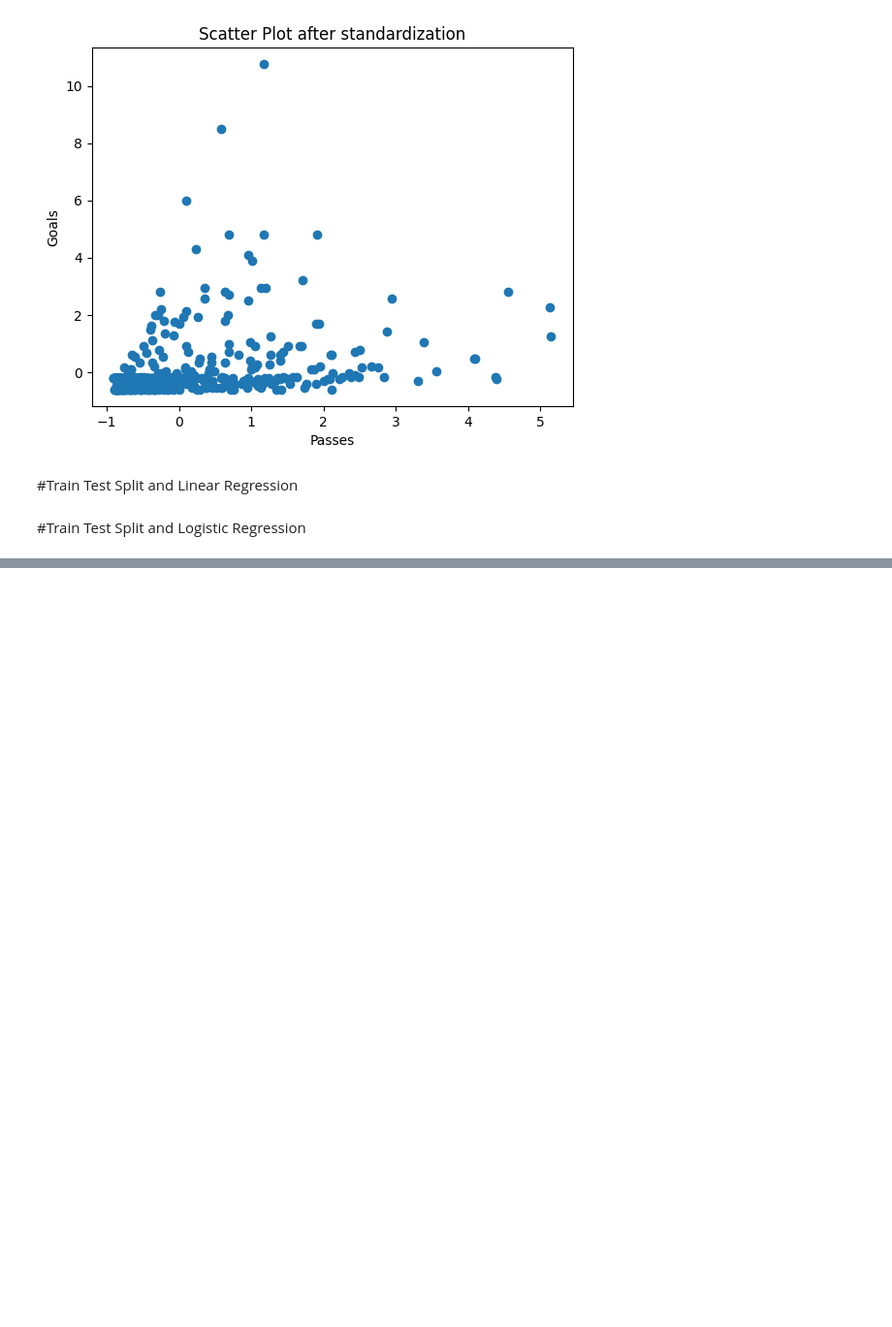
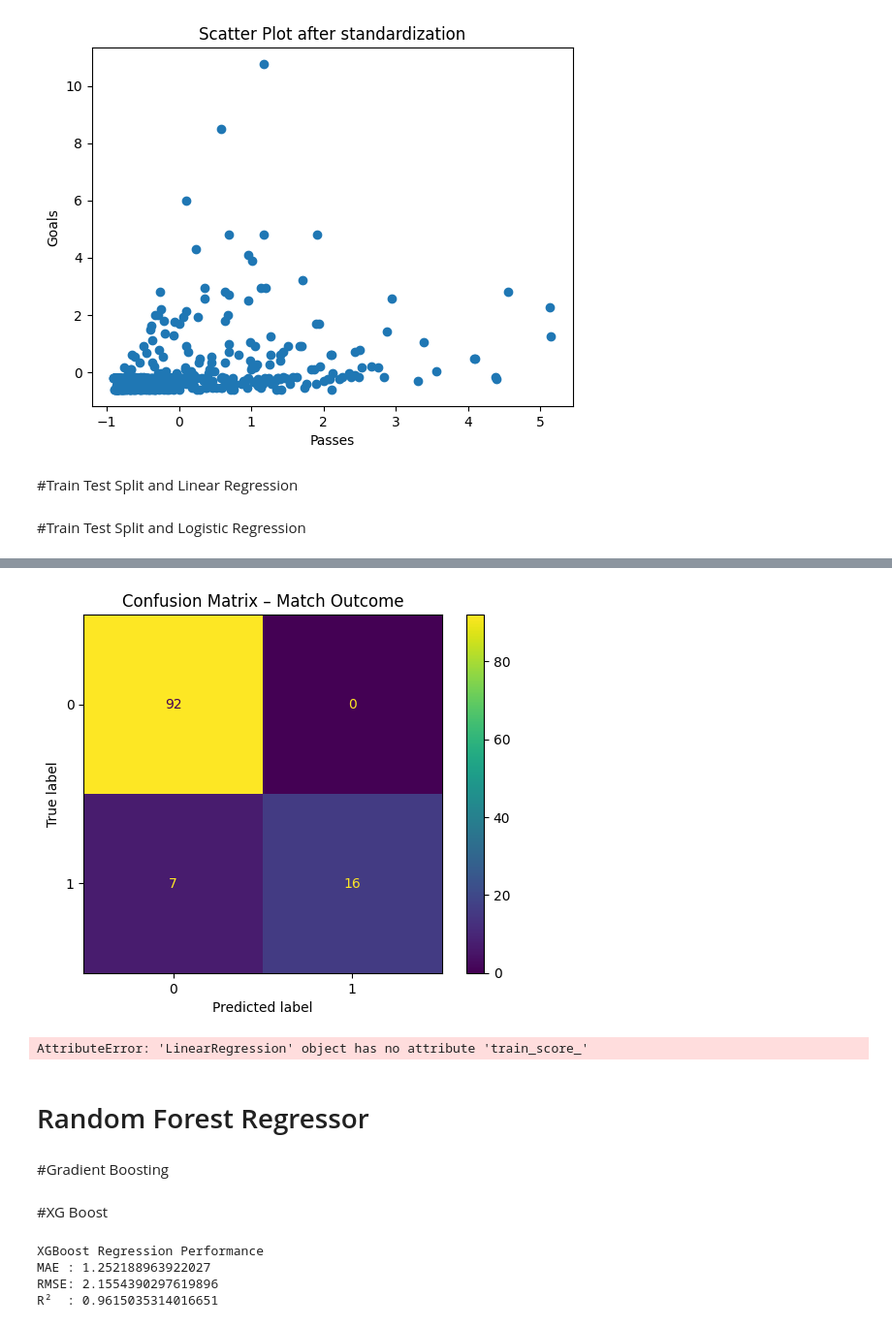
Before and after one commit to springboardmentor1979b-cmyk/ScoreSight---Predicting-EPL-Points-Tally-Top-Scorer, a Jupyter notebook: Megha_Bhat_ScoreSight.ipynb, the cells around one changed output, grey strips where cells are left out. Shown at 97% size. Drawn from its saved outputs; the diff is of its cells as text; code cells hidden in the pictures; blank space fills up the shorter version.

Commit message:
Trained and evaluated the model

```diff
--- a/Megha_Bhat_ScoreSight.ipynb
+++ b/Megha_Bhat_ScoreSight.ipynb
@@ -463,3 +463,39 @@ model.fit(X_train, y_train)
 pred=model.predict(X_test)
 # %% [markdown]
 #Train Test Split and Logistic Regression
+# %%
+# Create binary classification target
+# 1 = High scorer, 0 = Low scorer
+df_encoded['High_Scorer'] = (df_encoded['Goals'] >= 10).astype(int)
+# %%
+Xc = df_encoded.drop(columns=['Goals', 'High_Scorer'])
+yc = df_encoded['High_Scorer']
+
+Xc_train, Xc_test, yc_train, yc_test = train_test_split(
+    Xc, yc, test_size=0.2, random_state=42
+)
+# %%
+from sklearn.linear_model import LogisticRegression
+from sklearn.preprocessing import StandardScaler
+
+for col in ['Shooting accuracy %', 'Tackle success %', 'Cross accuracy %']:
+    if col in Xc_train.columns:
+        Xc_train[col] = Xc_train[col].astype(str).str.replace('%', '', regex=False).astype(float) / 100
+    if col in Xc_test.columns:
+        Xc_test[col] = Xc_test[col].astype(str).str.replace('%', '', regex=False).astype(float) / 100
+
+# Initialize StandardScaler
+scaler = StandardScaler()
+
+# Fit on training data and transform both training and testing data
+Xc_train_scaled = scaler.fit_transform(Xc_train)
+Xc_test_scaled = scaler.transform(Xc_test)
+
+# Create a logistic regression model
+log_reg = LogisticRegression(max_iter=1000)
+
+# Fit the model to the scaled training data
+log_reg.fit(Xc_train_scaled, yc_train)
+
+# Make predictions on the scaled test data
+yc_pred = log_reg.predict(Xc_test_scaled)
@@ -465,0 +544,19 @@ pred=model.predict(X_test)
+# %%
+from sklearn.metrics import ConfusionMatrixDisplay
+
+ConfusionMatrixDisplay.from_predictions(yc_test, yc_pred)
+plt.title("Confusion Matrix – Match Outcome")
+plt.show()
+# %% [output]
+[figure, added]
+# %%
+plt.plot(model.train_score_)
+plt.plot(model.validation_score_)
+plt.xlabel("Iterations")
+plt.ylabel("Loss")
+plt.title("Training vs Validation Loss")
+plt.show()
+# %% [output]
+AttributeError: 'LinearRegression' object has no attribute 'train_score_'
+# %% [markdown]
+# Random Forest Regressor
@@ -465,0 +570,2 @@ pred=model.predict(X_test)
+# %% [markdown]
+#Gradient Boosting
@@ -465,0 +579,2 @@ pred=model.predict(X_test)
+# %% [markdown]
+#XG Boost
@@ -465,0 +595,14 @@ pred=model.predict(X_test)
+# %%
+mae = mean_absolute_error(y_test, y_pred_xgb)
+rmse = np.sqrt(mean_squared_error(y_test, y_pred_xgb))
+r2 = r2_score(y_test, y_pred_xgb)
+
+print("XGBoost Regression Performance")
+print("MAE :", mae)
+print("RMSE:", rmse)
+print("R²  :", r2)
+# %% [output]
+XGBoost Regression Performance
+MAE : 1.252188963922027
+RMSE: 2.1554390297619896
+R²  : 0.9615035314016651
```
Also changed, not shown: parts of 21 cells of this notebook.
